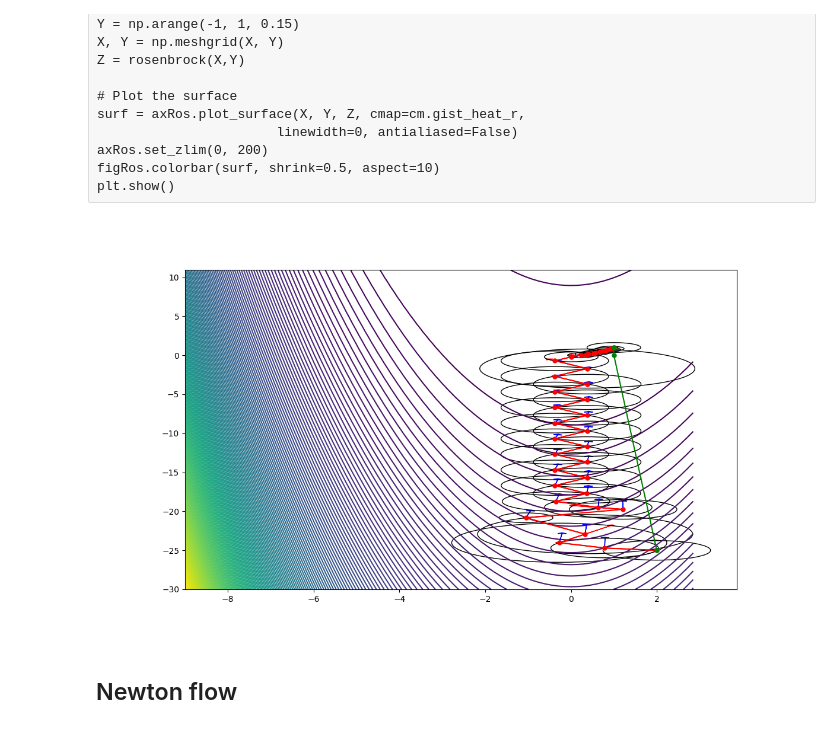
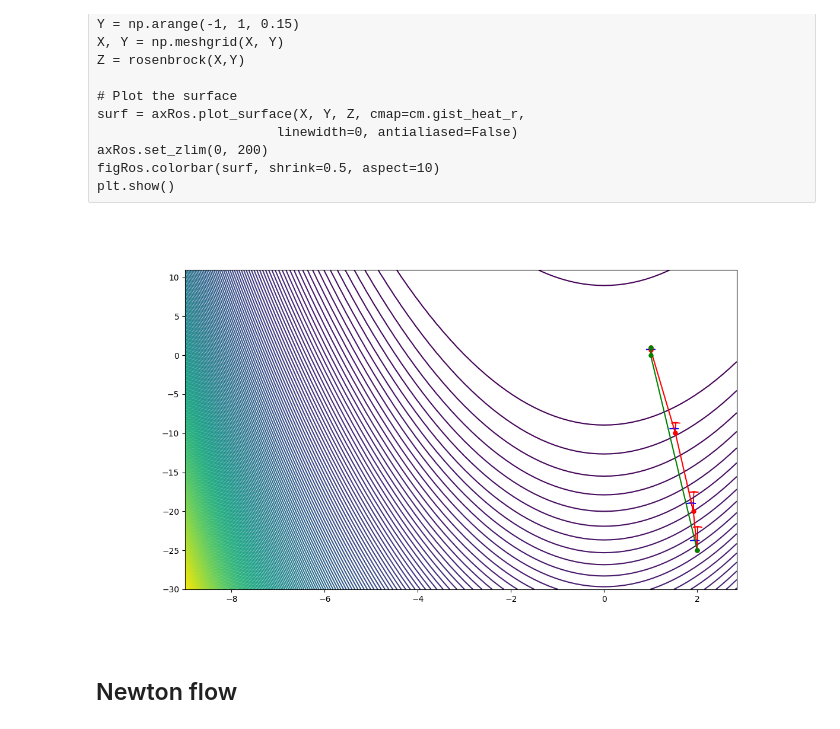
Before and after one commit to joergbuchwald/newton, a Jupyter notebook: newtontrdc_rosebrock.ipynb, the cells around one changed output. Cells and saved outputs as stored; diff of their text form; code cells hidden in the pictures.

```diff
--- a/newtontrdc_rosebrock.ipynb
+++ b/newtontrdc_rosebrock.ipynb
@@ -119,7 +119,7 @@ while ((error > tol) and (niter <= max_iter)):
     R = F(sol)
     s_nt = np.matrix(linalg.solve(J, -R))
     #scale s, delta
-    nablaf =  np.matmul(J.transpose(), R)
+    nablaf =  R#np.matmul(J.transpose(), R)
     norms_nt = np.linalg.norm(s_nt)
     #print(f"Debug Newton update: {s_nt}")
     inner_iter = 0
@@ -234,30 +234,30 @@ plt.show()
 # %%
 plt.figure(figsize=(12, 7))
 
 # red lines/points: TRDC trajectory
 # red arrows: cauchy direction
 # blue arrows: newton direction
 # green lines/points newton tractory
 # black circles: trust radii
 
 X = np.arange(-9, 3, 0.15)
 Y = np.arange(-30, 11, 0.15)
 X, Y = np.meshgrid(X, Y)
 Z = rosenbrock(X,Y)
 
 plt.contour(X,Y,Z,200)
 
 ax = plt.gca()
 plt.plot(sol.x,sol.y,marker='o',markersize=5, color ='r')
 plt.plot(sol_newton.x,sol_newton.y,marker='o',markersize=5, color ='g')
 circles = []
 for i in range(len(sol.nablaf)):
     plt.arrow(sol.x[i],sol.y[i],sol.nablaf[i][0,0],sol.nablaf[i][1,0], head_width=0.2, head_length=0.1, fc='r', ec='r')
     plt.arrow(sol.x[i],sol.y[i],sol.nt[i][0,0]/20,sol.nt[i][1,0]/20, head_width=0.2, head_length=0.1, fc='b', ec='b')
-    circles.append(plt.Circle((sol.x[i], sol.y[i]), sol.deltas[i], color='k', fill=False))
-    ax.add_patch(circles[-1])
+    #circles.append(plt.Circle((sol.x[i], sol.y[i]), sol.deltas[i], color='k', fill=False))
+    #ax.add_patch(circles[-1])
 # %% [output]
-[figure, old version]
+[figure, new version]
 # %% [markdown]
 ## Newton flow
 # %%
```
Also changed, not shown: parts of 2 cells of this notebook.
